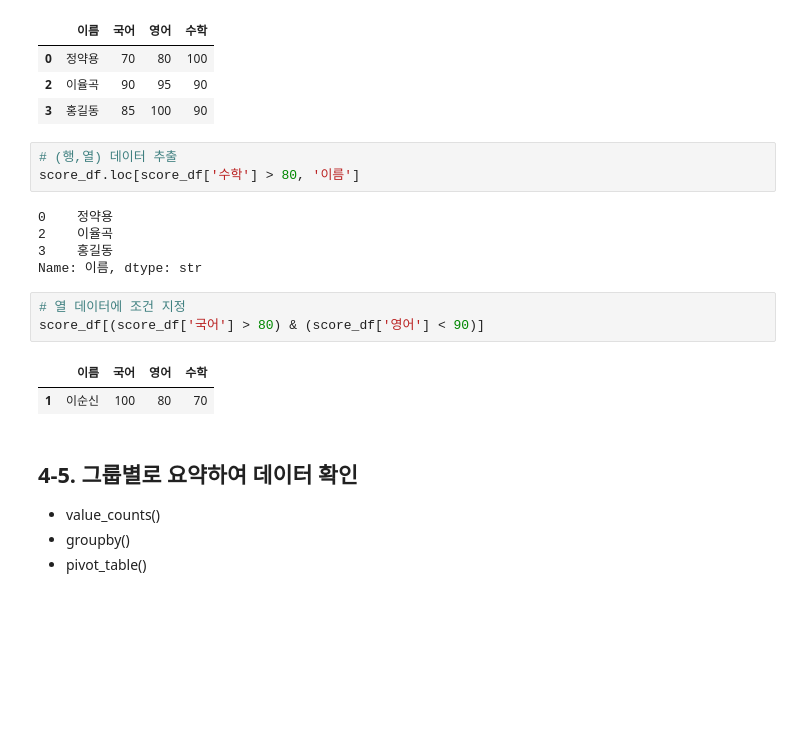
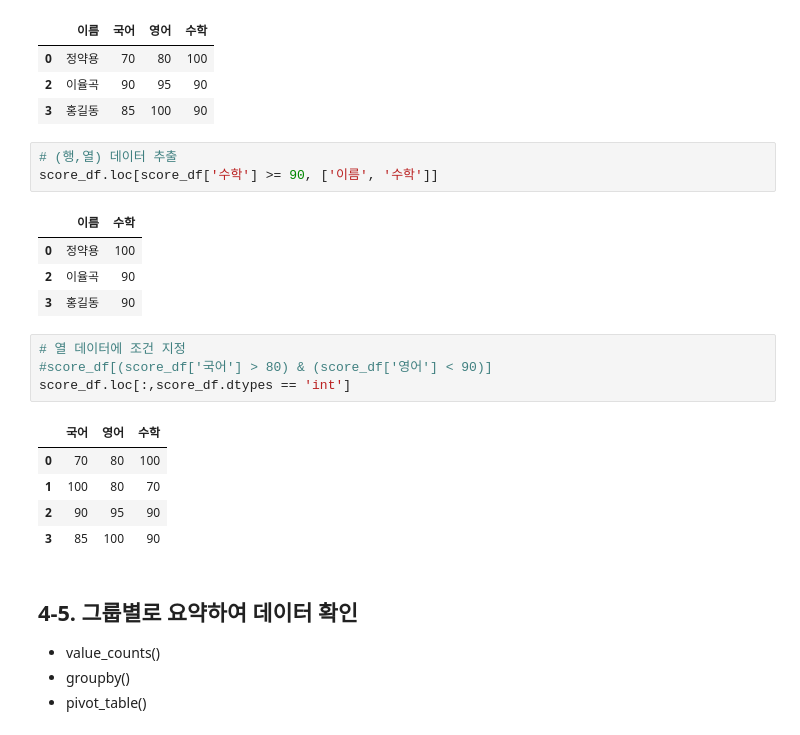
Before and after one commit to hsy21/jupyterdata, a Jupyter notebook: aiservice26/AI기반데이터분석_04_판다스_데이터처리_실습.ipynb, the cells around one changed output. Drawn from its saved outputs; the diff is of its cells as text; blank space fills up the shorter version.

```diff
--- a/aiservice26/AI기반데이터분석_04_판다스_데이터처리_실습.ipynb
+++ b/aiservice26/AI기반데이터분석_04_판다스_데이터처리_실습.ipynb
@@ -591,18 +632,22 @@ score_df.loc[score_df['수학'] > 80]
 | 3 | 홍길동 | 85 | 100 | 90 |
 # %%
 # (행,열) 데이터 추출
-score_df.loc[score_df['수학'] > 80, '이름']
+score_df.loc[score_df['수학'] >= 90, ['이름', '수학']]
 # %% [output]
-0    정약용
-2    이율곡
-3    홍길동
-Name: 이름, dtype: str
+|  | 이름 | 수학 |
+| 0 | 정약용 | 100 |
+| 2 | 이율곡 | 90 |
+| 3 | 홍길동 | 90 |
 # %%
 # 열 데이터에 조건 지정
-score_df[(score_df['국어'] > 80) & (score_df['영어'] < 90)]
+#score_df[(score_df['국어'] > 80) & (score_df['영어'] < 90)]
+score_df.loc[:,score_df.dtypes == 'int']
 # %% [output]
-|  | 이름 | 국어 | 영어 | 수학 |
-| 1 | 이순신 | 100 | 80 | 70 |
+|  | 국어 | 영어 | 수학 |
+| 0 | 70 | 80 | 100 |
+| 1 | 100 | 80 | 70 |
+| 2 | 90 | 95 | 90 |
+| 3 | 85 | 100 | 90 |
 # %% [markdown]
 ## 4-5. 그룹별로 요약하여 데이터 확인
 * value_counts()
```
Also changed, not shown: parts of 18 cells of this notebook.
